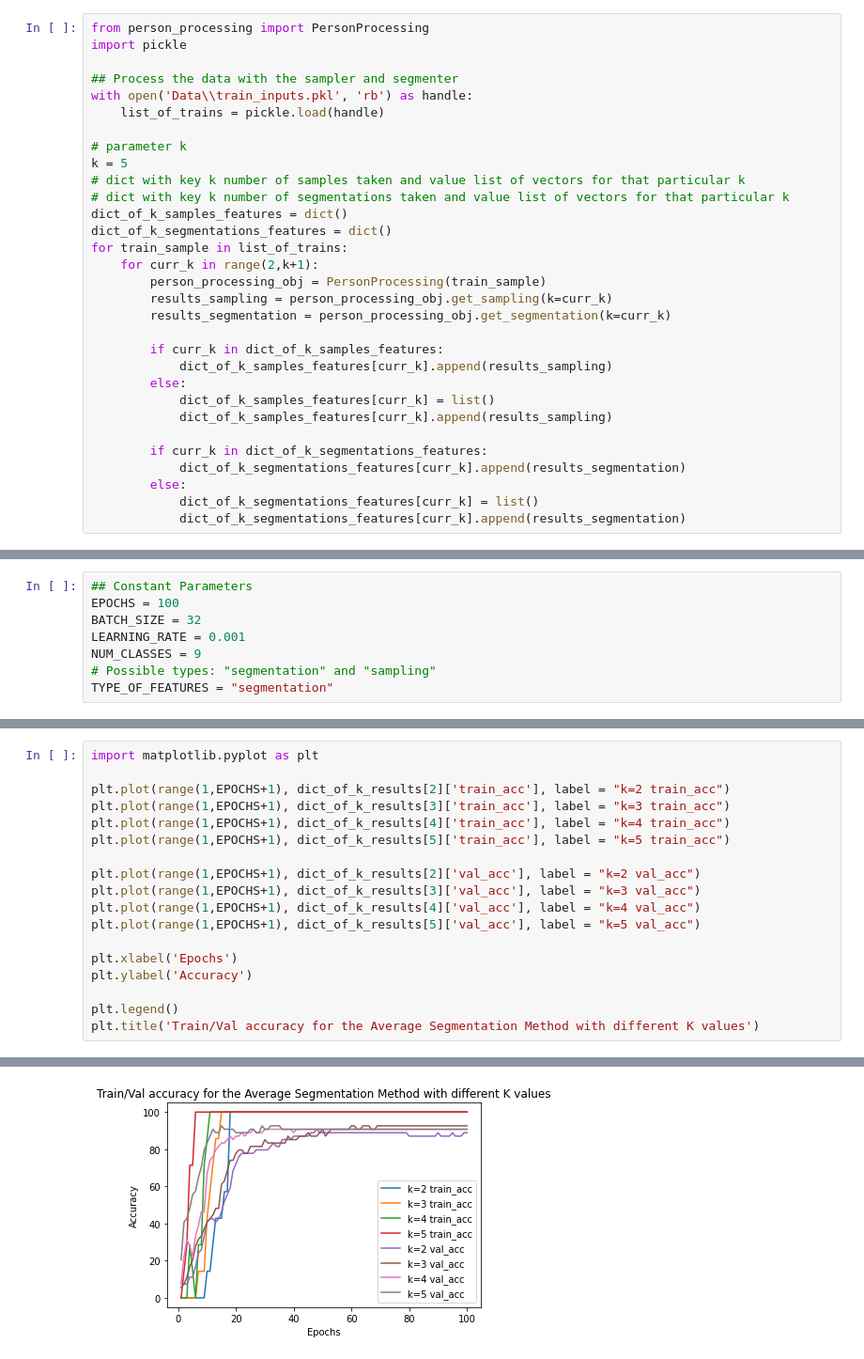
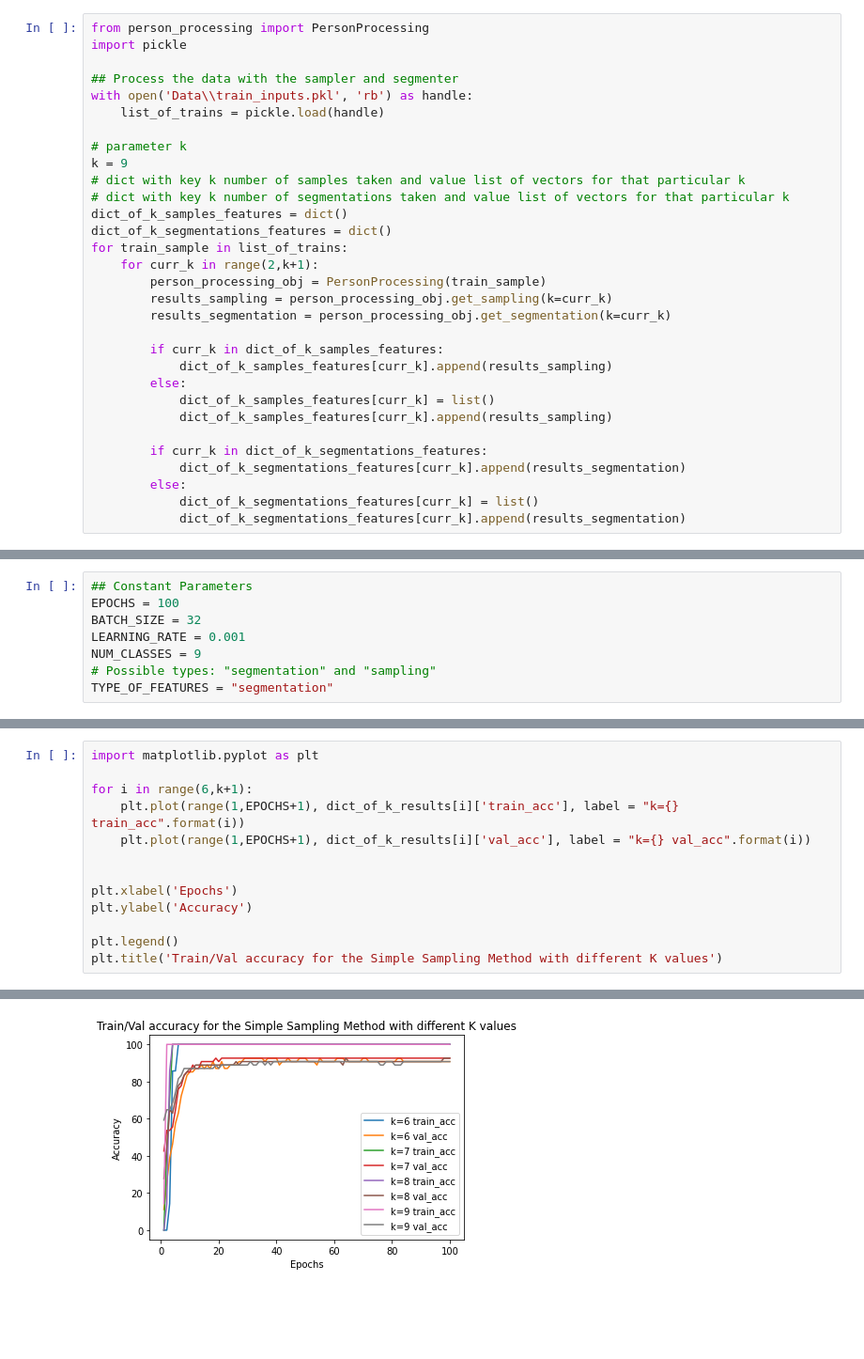
Before and after one commit to icik251/JapaneseSpeechRecognition, a Jupyter notebook: main.ipynb, the cells around one changed output, grey strips where cells are left out. Shown: that part at 94% size. Saved outputs shown, nothing was run; the diff lists cells and outputs as text; blank space fills up the shorter version.

Commit message:
req and plots

```diff
--- a/main.ipynb
+++ b/main.ipynb
@@ -10,7 +10,7 @@ with open('Data\\train_inputs.pkl', 'rb') as handle:
     list_of_trains = pickle.load(handle)
 
 # parameter k
-k = 5
+k = 9
 # dict with key k number of samples taken and value list of vectors for that particular k
 # dict with key k number of segmentations taken and value list of vectors for that particular k
 dict_of_k_samples_features = dict()
@@ -183,19 +212,14 @@ dict_of_k_results[2]
 # %%
 import matplotlib.pyplot as plt
 
-plt.plot(range(1,EPOCHS+1), dict_of_k_results[2]['train_acc'], label = "k=2 train_acc")
-plt.plot(range(1,EPOCHS+1), dict_of_k_results[3]['train_acc'], label = "k=3 train_acc")
-plt.plot(range(1,EPOCHS+1), dict_of_k_results[4]['train_acc'], label = "k=4 train_acc")
-plt.plot(range(1,EPOCHS+1), dict_of_k_results[5]['train_acc'], label = "k=5 train_acc")
+for i in range(6,k+1):
+    plt.plot(range(1,EPOCHS+1), dict_of_k_results[i]['train_acc'], label = "k={} train_acc".format(i))
+    plt.plot(range(1,EPOCHS+1), dict_of_k_results[i]['val_acc'], label = "k={} val_acc".format(i))
 
-plt.plot(range(1,EPOCHS+1), dict_of_k_results[2]['val_acc'], label = "k=2 val_acc")
-plt.plot(range(1,EPOCHS+1), dict_of_k_results[3]['val_acc'], label = "k=3 val_acc")
-plt.plot(range(1,EPOCHS+1), dict_of_k_results[4]['val_acc'], label = "k=4 val_acc")
-plt.plot(range(1,EPOCHS+1), dict_of_k_results[5]['val_acc'], label = "k=5 val_acc")
 
 plt.xlabel('Epochs')
 plt.ylabel('Accuracy')
 
 plt.legend()
-plt.title('Train/Val accuracy for the Average Segmentation Method with different K values')
+plt.title('Train/Val accuracy for the Simple Sampling Method with different K values')
 # %% [output]
@@ -203 +227 @@ Text(0.5, 1.0, 'Train/Val accuracy for the Average Segmentation Method with diff
-[figure, old version]
+[figure, new version]
```
Also changed, not shown: parts of 4 cells of this notebook, 3 other files.
